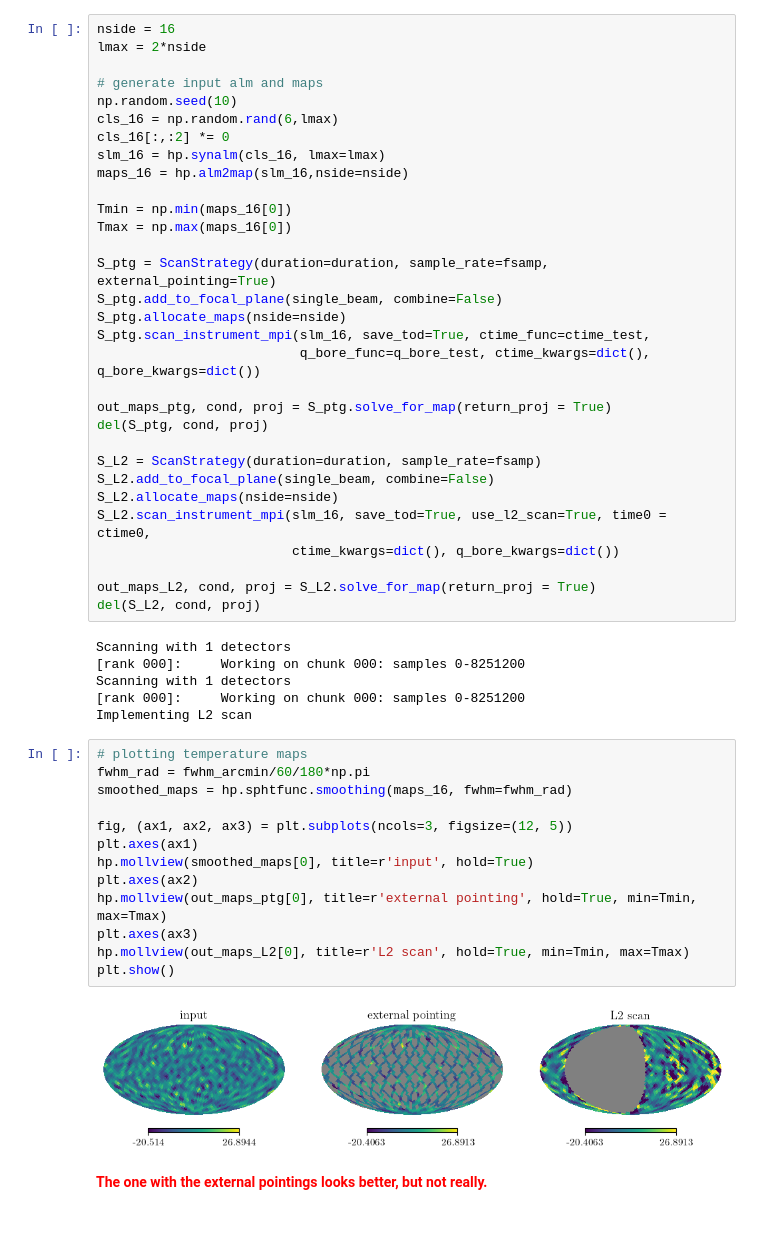
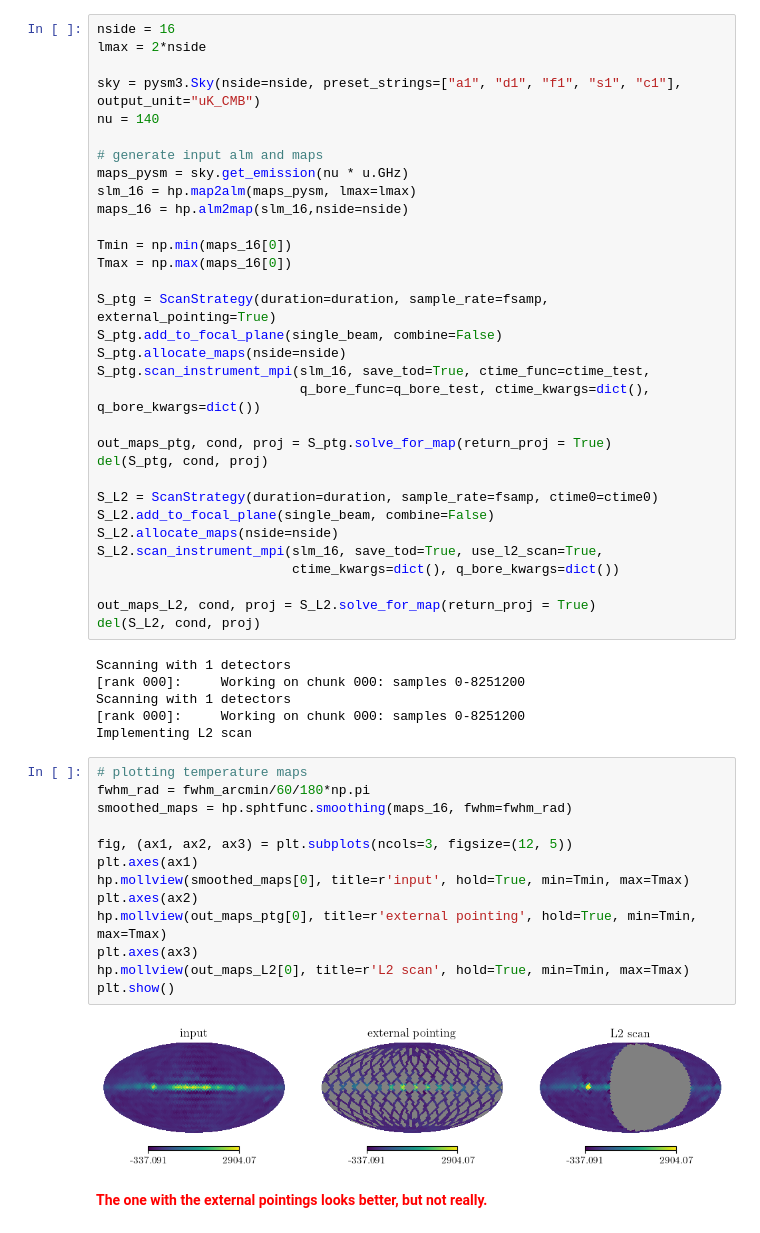
Before and after one commit to martamonelli/beamconv_again, a Jupyter notebook: notebooks/LiteBIRD-like.ipynb, the cells around one changed output. Drawn from its saved outputs; the diff is of its cells as text.

Commit message:
fixed indentation in instrument.py and worked on notebook

```diff
--- a/notebooks/LiteBIRD-like.ipynb
+++ b/notebooks/LiteBIRD-like.ipynb
@@ -140,11 +145,12 @@ Let's see for lower resolution.
 nside = 16
 lmax = 2*nside
 
+sky = pysm3.Sky(nside=nside, preset_strings=["a1", "d1", "f1", "s1", "c1"], output_unit="uK_CMB")
+nu = 140
+
 # generate input alm and maps
-np.random.seed(10)
-cls_16 = np.random.rand(6,lmax)
-cls_16[:,:2] *= 0
-slm_16 = hp.synalm(cls_16, lmax=lmax)
+maps_pysm = sky.get_emission(nu * u.GHz)
+slm_16 = hp.map2alm(maps_pysm, lmax=lmax)
 maps_16 = hp.alm2map(slm_16,nside=nside)
 
 Tmin = np.min(maps_16[0])
@@ -159,10 +165,10 @@ S_ptg.scan_instrument_mpi(slm_16, save_tod=True, ctime_func=ctime_test,
 out_maps_ptg, cond, proj = S_ptg.solve_for_map(return_proj = True)
 del(S_ptg, cond, proj)
 
-S_L2 = ScanStrategy(duration=duration, sample_rate=fsamp)
+S_L2 = ScanStrategy(duration=duration, sample_rate=fsamp, ctime0=ctime0)
 S_L2.add_to_focal_plane(single_beam, combine=False)
 S_L2.allocate_maps(nside=nside)
-S_L2.scan_instrument_mpi(slm_16, save_tod=True, use_l2_scan=True, time0 = ctime0,
+S_L2.scan_instrument_mpi(slm_16, save_tod=True, use_l2_scan=True,
                          ctime_kwargs=dict(), q_bore_kwargs=dict())
 
 out_maps_L2, cond, proj = S_L2.solve_for_map(return_proj = True)
@@ -176,18 +182,18 @@ Implementing L2 scan
 # %%
 # plotting temperature maps
 fwhm_rad = fwhm_arcmin/60/180*np.pi
 smoothed_maps = hp.sphtfunc.smoothing(maps_16, fwhm=fwhm_rad)
 
 fig, (ax1, ax2, ax3) = plt.subplots(ncols=3, figsize=(12, 5))
 plt.axes(ax1)
-hp.mollview(smoothed_maps[0], title=r'input', hold=True)
+hp.mollview(smoothed_maps[0], title=r'input', hold=True, min=Tmin, max=Tmax)
 plt.axes(ax2)
 hp.mollview(out_maps_ptg[0], title=r'external pointing', hold=True, min=Tmin, max=Tmax)
 plt.axes(ax3)
 hp.mollview(out_maps_L2[0], title=r'L2 scan', hold=True, min=Tmin, max=Tmax)
 plt.show()
 # %% [output]
-[figure, old version]
+[figure, new version]
 # %% [markdown]
 <b style="color:red;">The one with the external pointings looks better, but not really.</b>
 # %%
```
Also changed, not shown: parts of 14 cells of this notebook, 1 other file.
